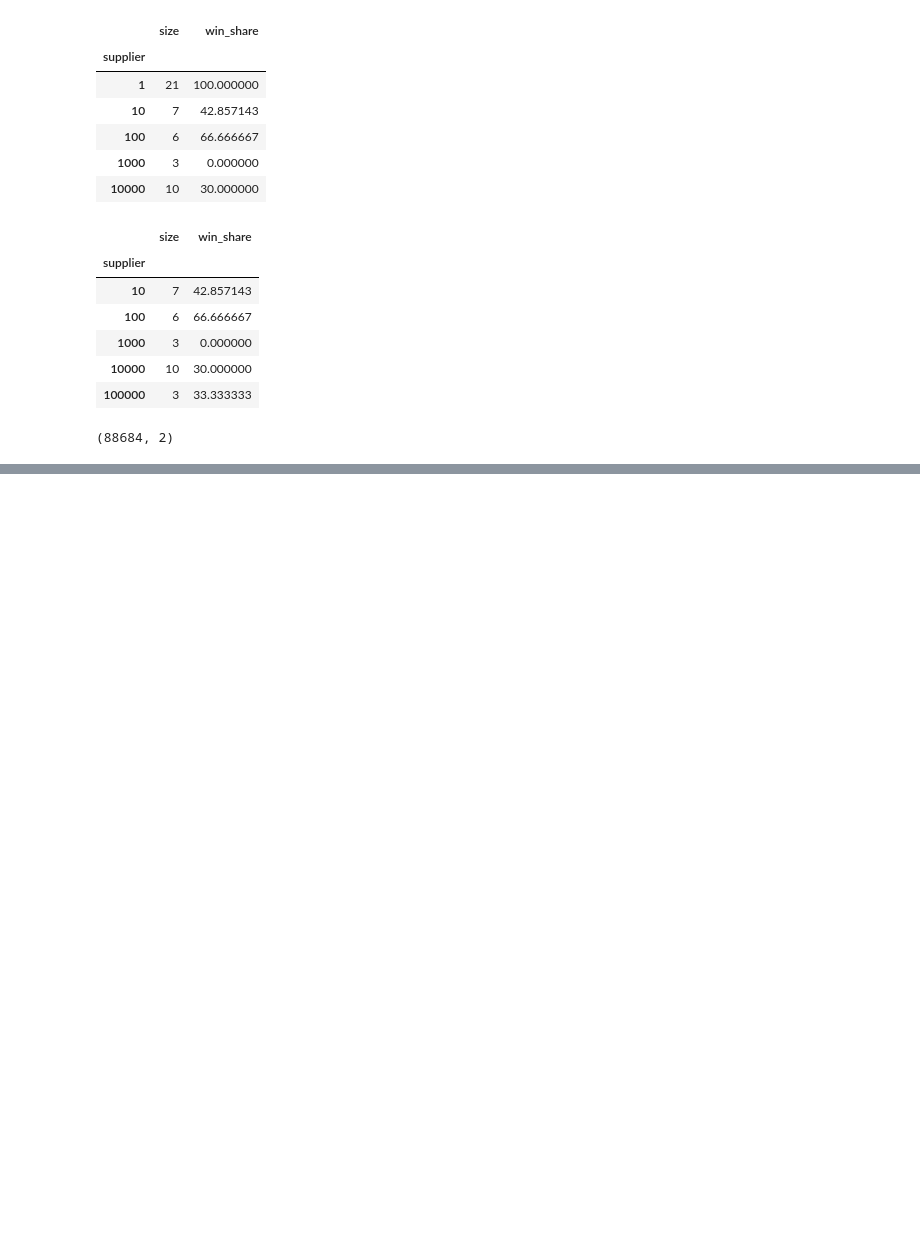
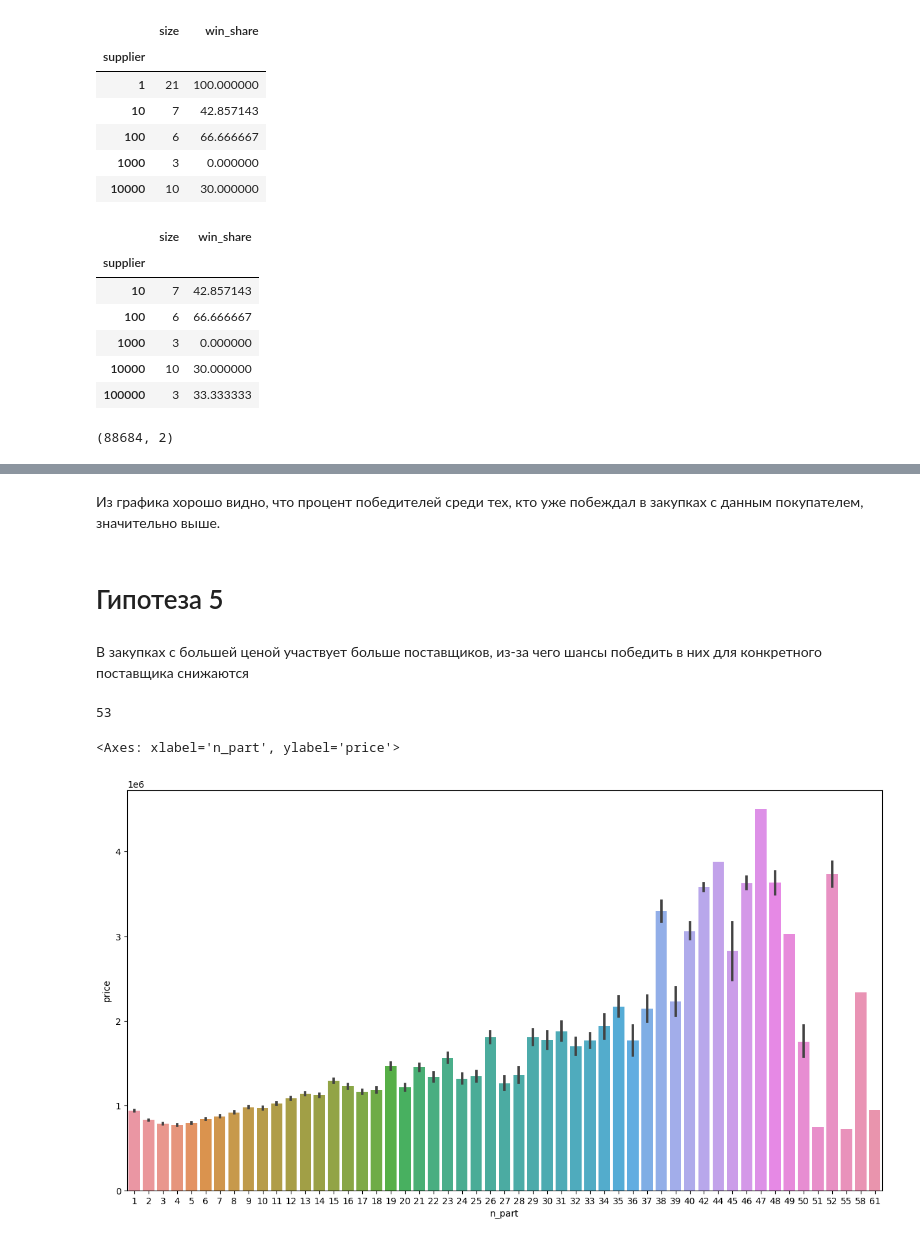
Before and after one commit to Lsdbot/Zakupki, a Jupyter notebook: notebooks/EDA.ipynb, the cells around one changed output, grey strips where cells are left out. Cells and saved outputs as stored; diff of their text form; code cells hidden in the pictures; blank space fills up the shorter version.

```diff
--- a/notebooks/EDA.ipynb
+++ b/notebooks/EDA.ipynb
@@ -436,3 +461,32 @@ sns.barplot(x=df_filtered['size'], y=df_filtered.win_share)
+# %% [markdown]
+Из графика хорошо видно, что процент победителей среди тех, кто уже побеждал в закупках с данным покупателем, значительно выше.
+# %% [markdown]
+# Гипотеза 5
+# %% [markdown]
+В закупках с большей ценой участвует больше поставщиков, из-за чего шансы победить в них для конкретного поставщика снижаются
+# %%
+df_sizes = df.join(df.groupby('purchase').size().rename('n_part'),
+                on='purchase',
+                how='inner')[['price', 'n_part']]
+# %%
+q1 = df_sizes['price'].quantile(0.25)
+q3 = df_sizes['price'].quantile(0.75)
+iqr = q3 - q1
+lower_bound = q1 - 1.5 * iqr
+upper_bound = q3 + 1.5 * iqr
+
+# фильтрация выбросов
+df_filtered = df_sizes[(df_sizes['price'] > lower_bound) & (df_sizes['price'] < upper_bound)]
+# %%
+df_filtered.n_part.nunique()
+# %% [output]
+53
+# %%
+fig = plt.figure(figsize=[15,8])
+sns.barplot(x=df_filtered.n_part, y=df_filtered.price)
+# %% [output]
+<Axes: xlabel='n_part', ylabel='price'>
+[figure, added]
 # %%
 nlp = spacy.load("ru_core_news_sm")
 
```
Also changed, not shown: parts of 10 cells of this notebook.
